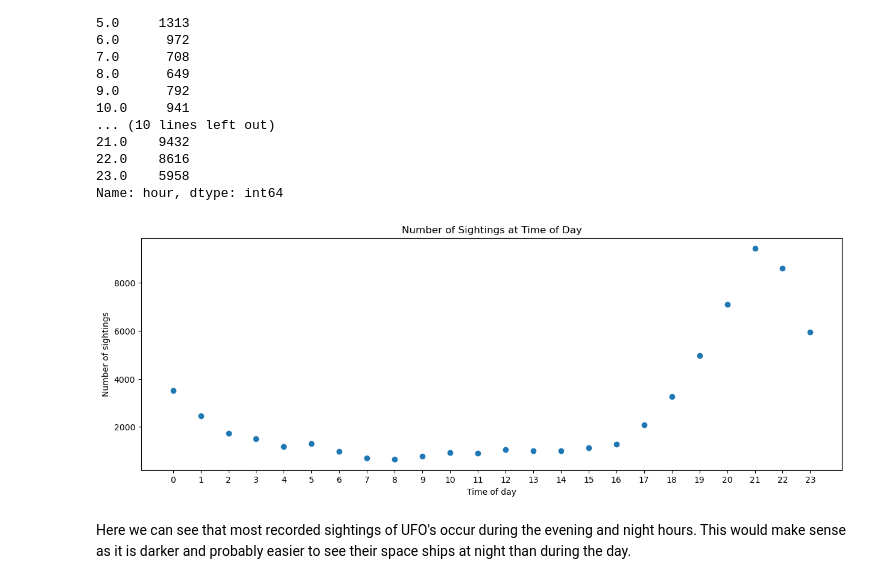
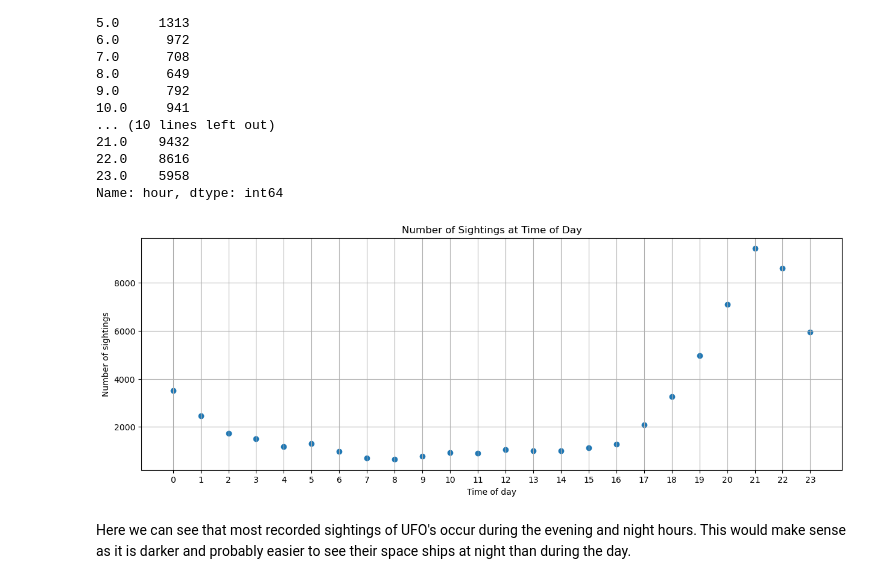
Before and after one commit to NoahLeVoir/UMN-DVA-Project-1-Team-7, a Jupyter notebook: Aliens_Analysis.ipynb, the cells around one changed output. Drawn from its saved outputs; the diff is of its cells as text; code cells hidden in the pictures.

```diff
--- a/Aliens_Analysis.ipynb
+++ b/Aliens_Analysis.ipynb
@@ -549,25 +579,26 @@ Name: hour, dtype: int64
 # %%
 # Plot the time of sightings data with a scatter plot
 
 # Update the figure size so that it will be easily readable
 plt.figure(figsize = (15, 5))
 
 # Scatter plot to see if the time of day has any correlation with total number of visits
 # time of day is our x axis and the number of visits (sightings) is our y
 plt.scatter(times_of_day, num_visits)
 
 # Arrange tick labels
 plt.xticks(np.arange(0, 24, 1))
 
 # Set the title and x and y labels of the plot
 plt.title("Number of Sightings at Time of Day")
 plt.xlabel("Time of day")
 plt.ylabel("Number of sightings")
+plt.grid()
 
 # Best practice to use plt.show()
 plt.show()
 # %% [output]
-[figure, old version]
+[figure, new version]
 # %% [markdown]
 Here we can see that most recorded sightings of UFO's occur during the evening and night hours. This would make sense as it is darker and probably easier to see their space ships at night than during the day.
 # %% [markdown]
```
Also changed, not shown: parts of 24 cells of this notebook.
